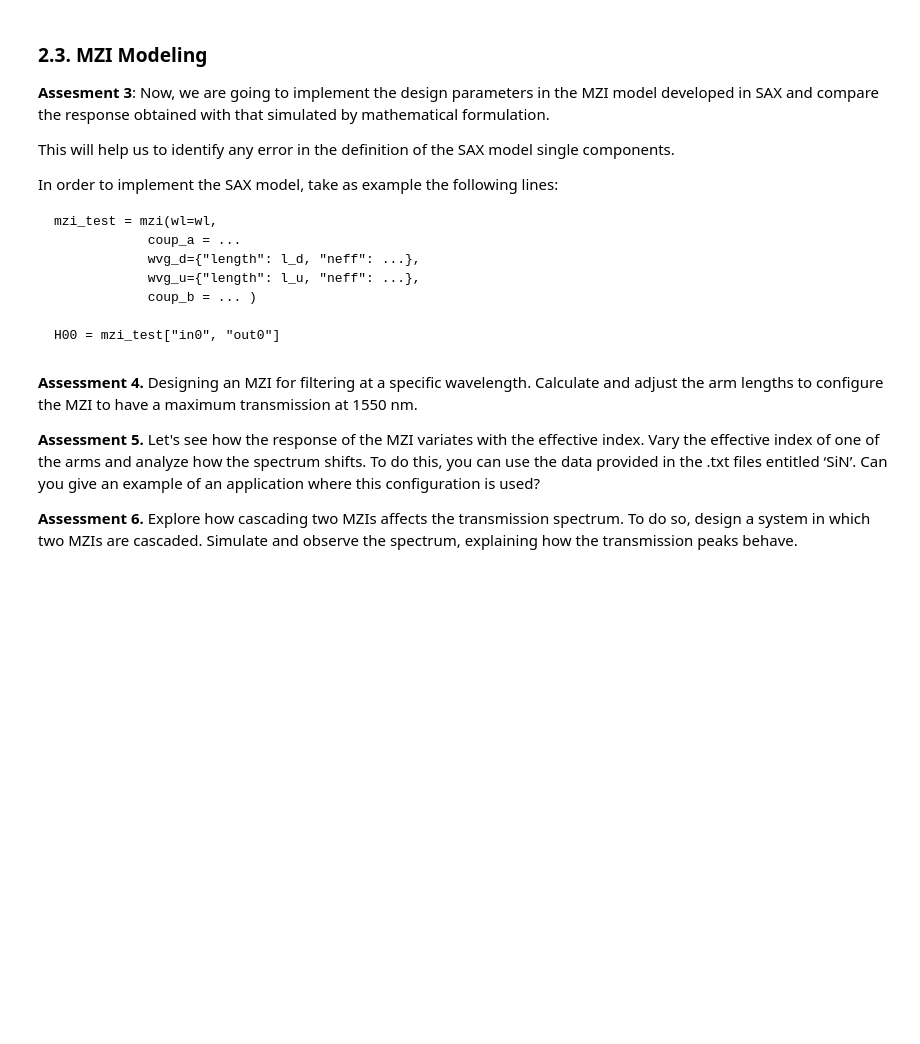
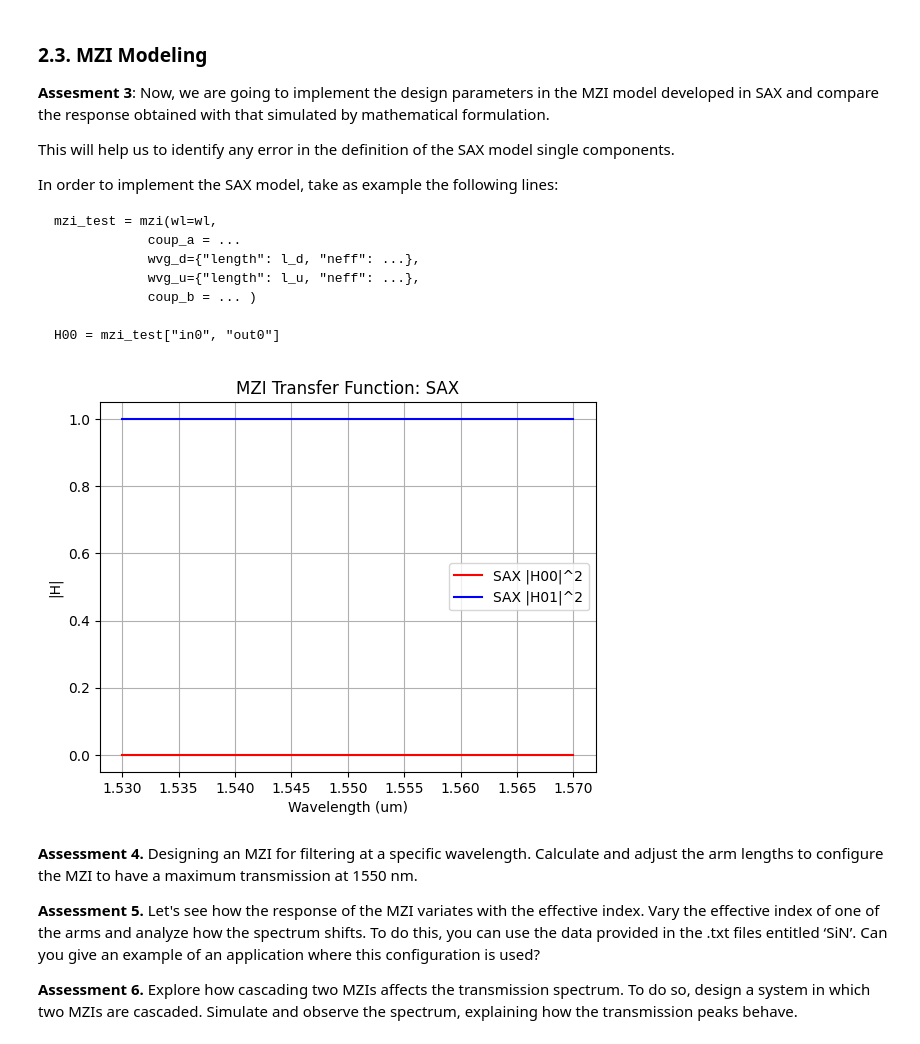
Before and after one commit to MariaJulve/pic-upv-lab3, a Jupyter notebook: 30_INTERFEROMETERS_v2025_STUDENTS_UPDATE2.ipynb, the cells around one changed output. Cells and saved outputs as stored; diff of their text form; code cells hidden in the pictures; blank space fills up the shorter version.

```diff
--- a/30_INTERFEROMETERS_v2025_STUDENTS_UPDATE2.ipynb
+++ b/30_INTERFEROMETERS_v2025_STUDENTS_UPDATE2.ipynb
@@ -373,6 +379,44 @@ In order to implement the SAX model, take as example the following lines:
                 coup_b = ... )
 
     H00 = mzi_test["in0", "out0"]
+# %%
+
+SOI = np.loadtxt('SOI-w450-h220-clad600.txt', skiprows=1, delimiter='\t')
+
+wvl = SOI[:, 0]
+neffu = SOI[:, 3]
+neffd = SOI[:, 3]
+Lu = 25
+Ld = 25
+K_a = np.full(wvl.shape, 0.5)
+K_b = np.full(wvl.shape, 0.5)
+
+mzi_test = mzi(
+    wl=wvl,
+    coup_a={"coupling": K_a},
+    wvg_d={"neff": neffd, "length": Ld},
+    wvg_u={"neff": neffu, "length": Lu},
+    coup_b={"coupling": K_b},
+)
+
+H00 = mzi_test["in0", "out0"]
+H01 = mzi_test["in0", "out1"]
+
+
+# Plot comparison
+plt.figure()
+plt.plot(wvl, np.abs(H00)**2, color='red', label="SAX |H00|^2")
+plt.plot(wvl, np.abs(H01)**2, color='blue', label="SAX |H01|^2")
+#plt.plot(wvl, H22, linestyle='-', color='red', label='Math |H22|')
+#plt.plot(wvl, H21, linestyle='--', color='red', label='Math |H21|')
+plt.xlabel('Wavelength (um)')
+plt.ylabel('|H|')
+plt.title('MZI Transfer Function: SAX')
+plt.legend()
+plt.grid(True)
+plt.show()
+# %% [output]
+[figure, added]
 # %% [markdown]
 
 **Assessment 4.** Designing an MZI for filtering at a specific wavelength. Calculate and adjust the arm lengths to configure the MZI to have a maximum transmission at 1550 nm.
```
Also changed, not shown: parts of 9 cells of this notebook, 2 other files.
